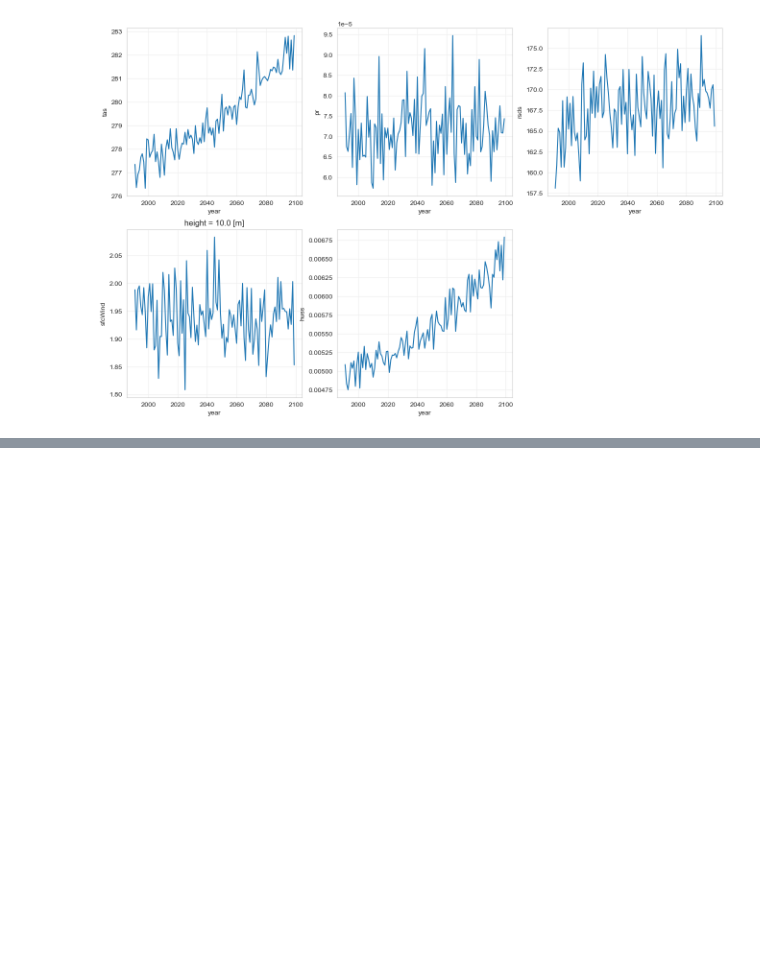
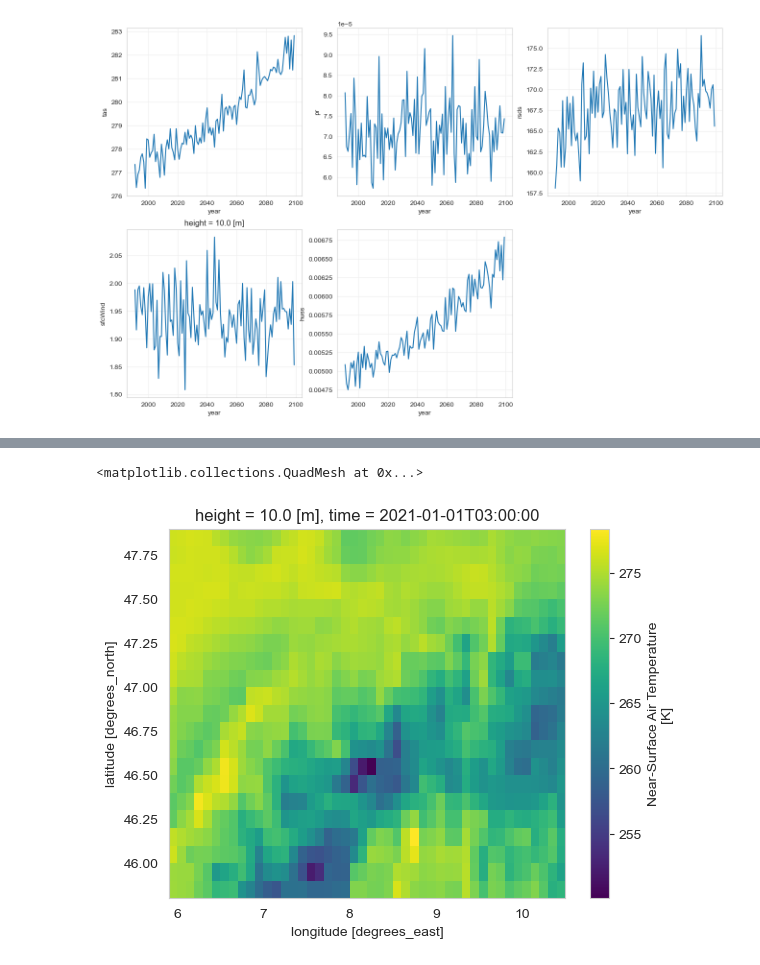
Before and after one commit to yasserhaddad/CORDEX2Energy, a Jupyter notebook: notebooks/pipeline_example.ipynb, the cells around one changed output, grey strips where cells are left out. Cells and saved outputs as stored; diff of their text form; code cells hidden in the pictures; blank space fills up the shorter version.

```diff
--- a/notebooks/pipeline_example.ipynb
+++ b/notebooks/pipeline_example.ipynb
@@ -110,0 +228,7 @@ plt.show()
+# %%
+lat_extent = [45.8, 47.9]
+lon_extent = [5.9, 10.5]
+
+ds_reanalysis_data_ch = ds_reanalysis_data.sel(time=slice("1991", "2020")).isel(height=0).sel(lat=slice(*lat_extent), lon=slice(*lon_extent)).rename({"lat": "y", "lon": "x"})
+ds_climate_model_data_ch_past = ds_climate_model_data.sel(time=slice("1991", "2020")).sel(lat=slice(*lat_extent), lon=slice(*lon_extent)).rename({"lat": "y", "lon": "x"})
+ds_climate_model_data_ch_future = ds_climate_model_data.sel(time=slice("2021", None)).sel(lat=slice(*lat_extent), lon=slice(*lon_extent)).rename({"lat": "y", "lon": "x"})
@@ -110,0 +338,5 @@ plt.show()
+# %%
+ds_climate_model_data_ch_future.sel(time=ds_climate_model_data_ch_future.time.dt.hour == 3).isel(time=0).tas.plot()
+# %% [output]
+<matplotlib.collections.QuadMesh at 0x...>
+[figure, added]
```
Also changed, not shown: parts of 27 cells of this notebook, 12 other files.
